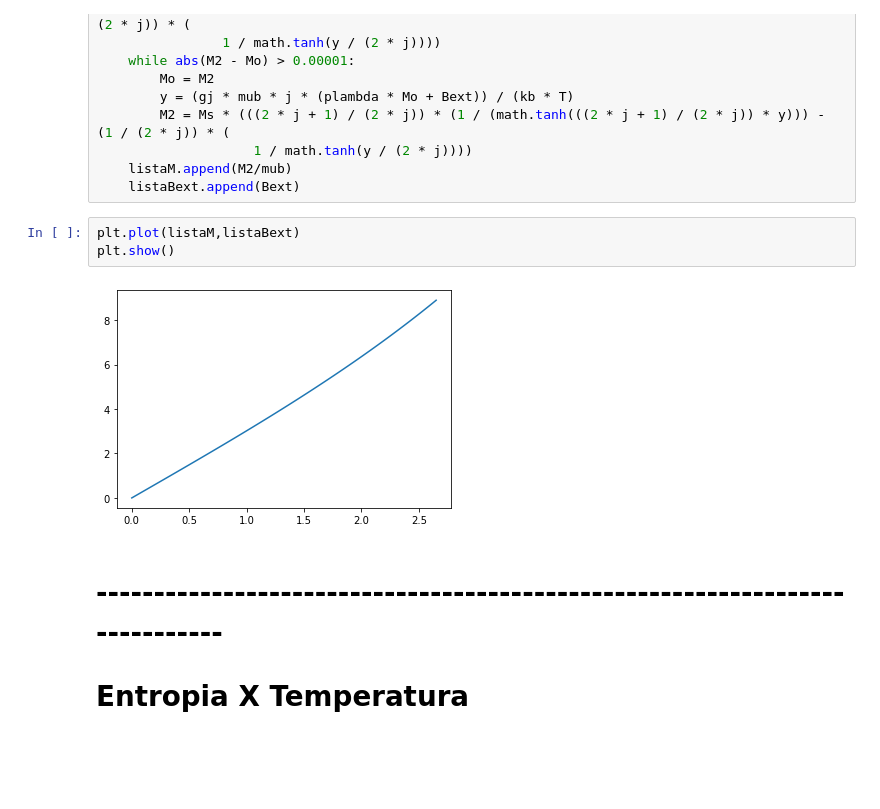
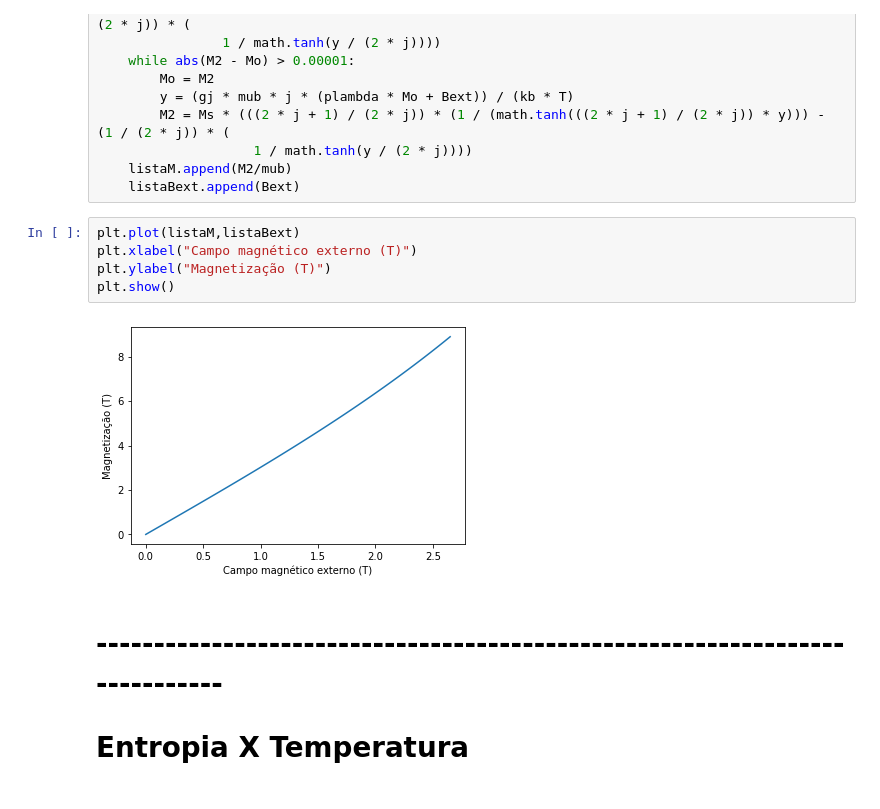
Before and after one commit to vsrsousa/estudo_composto_GdNi4Al, a Jupyter notebook: AutoConsistêcia.ipynb, the cells around one changed output. Drawn from its saved outputs; the diff is of its cells as text; blank space fills up the shorter version.

```diff
--- a/AutoConsistêcia.ipynb
+++ b/AutoConsistêcia.ipynb
@@ -73,9 +75,11 @@ for Bext in np.arange(0, 9,0.1):
     listaBext.append(Bext)
 # %%
 plt.plot(listaM,listaBext)
+plt.xlabel("Campo magnético externo (T)")
+plt.ylabel("Magnetização (T)")
 plt.show()
 # %% [output]
-[figure, old version]
+[figure, new version]
 # %% [markdown]
 # ----------------------------------------------------------------------------
 
```
Also changed, not shown: parts of 4 cells of this notebook.
